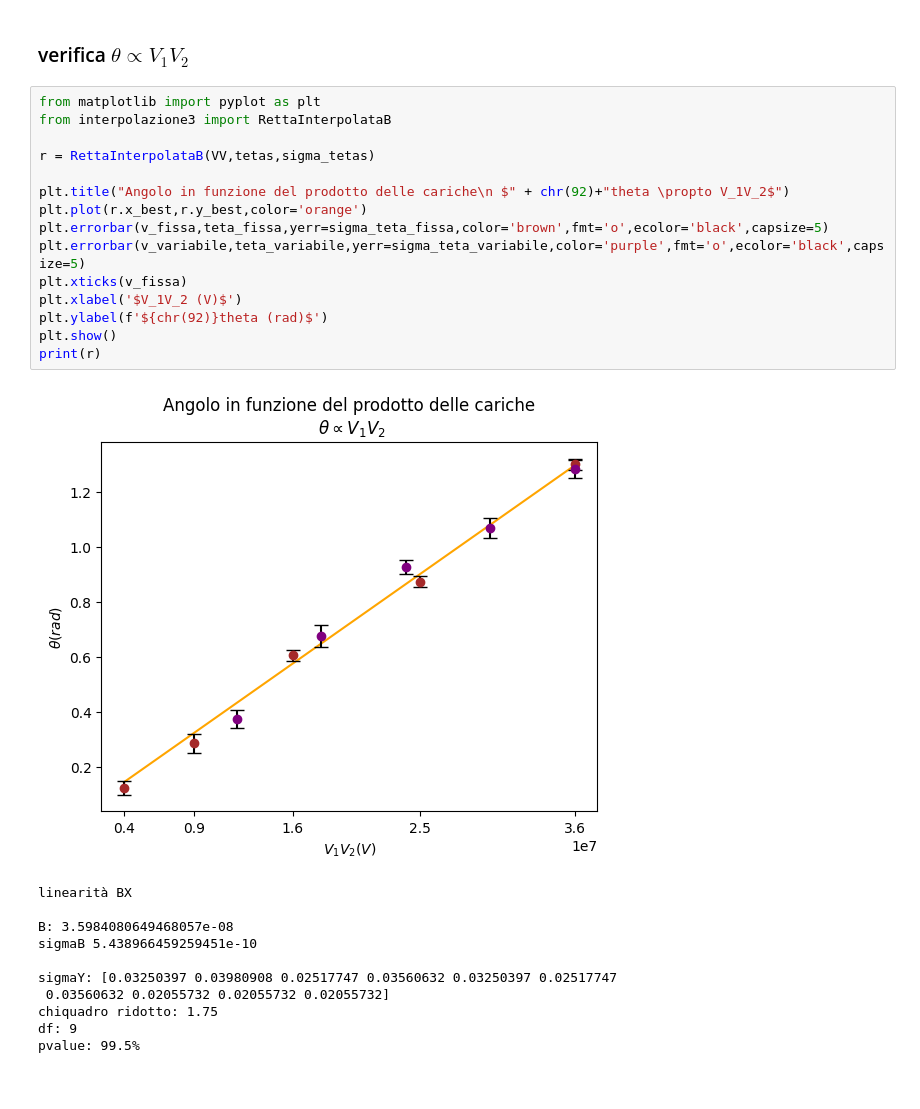
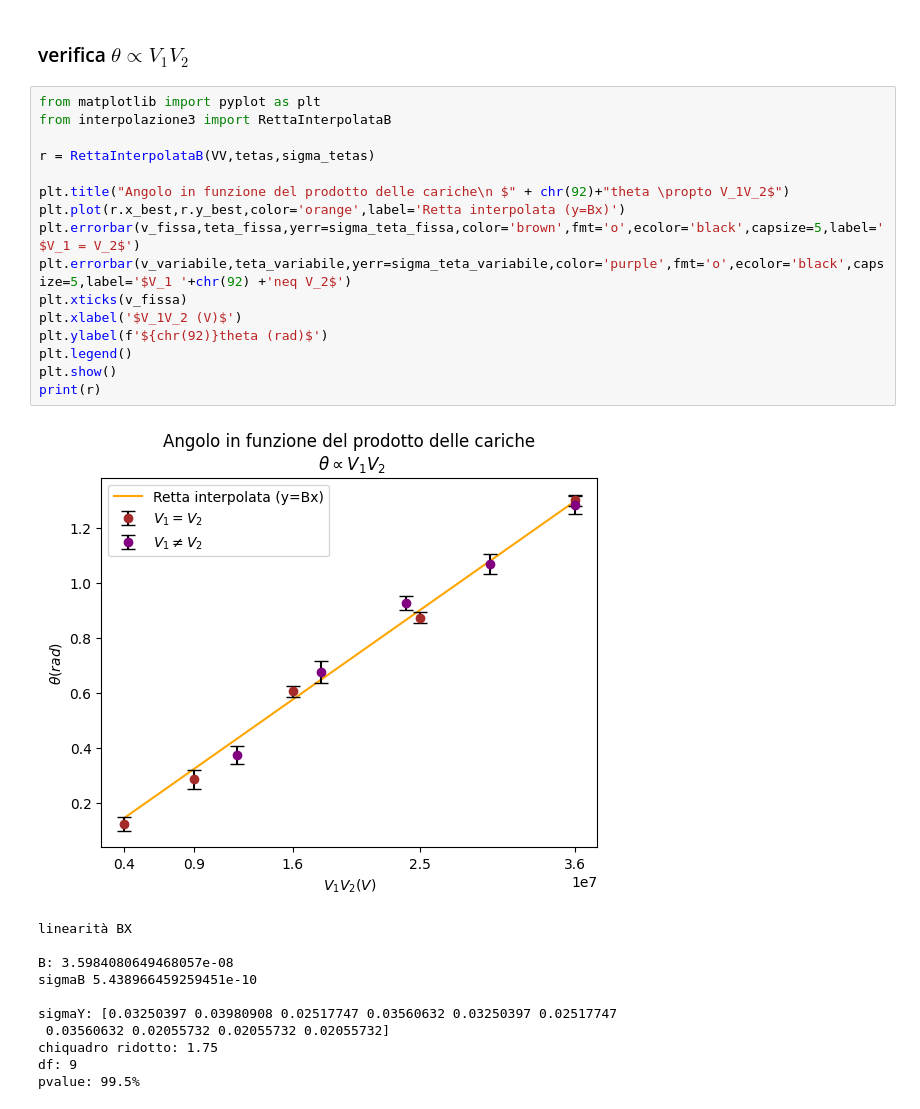
Before and after one commit to CarminatiGiovanni/LaboratorioFisica1, a Jupyter notebook: 02_BILANCIA DI COULOMB/PYTHON/forza_carica_B.ipynb, the cells around one changed output. Cells and saved outputs as stored; diff of their text form.

```diff
--- a/02_BILANCIA DI COULOMB/PYTHON/forza_carica_B.ipynb
+++ b/02_BILANCIA DI COULOMB/PYTHON/forza_carica_B.ipynb
@@ -72,20 +72,21 @@ sigma_teta_variabile = sigma_teta_variabile * np.pi / 180
 # %%
 from matplotlib import pyplot as plt
 from interpolazione3 import RettaInterpolataB
 
 r = RettaInterpolataB(VV,tetas,sigma_tetas)
 
 plt.title("Angolo in funzione del prodotto delle cariche\n $" + chr(92)+"theta \propto V_1V_2$")
-plt.plot(r.x_best,r.y_best,color='orange')
-plt.errorbar(v_fissa,teta_fissa,yerr=sigma_teta_fissa,color='brown',fmt='o',ecolor='black',capsize=5)
-plt.errorbar(v_variabile,teta_variabile,yerr=sigma_teta_variabile,color='purple',fmt='o',ecolor='black',capsize=5)
+plt.plot(r.x_best,r.y_best,color='orange',label='Retta interpolata (y=Bx)')
+plt.errorbar(v_fissa,teta_fissa,yerr=sigma_teta_fissa,color='brown',fmt='o',ecolor='black',capsize=5,label='$V_1 = V_2$')
+plt.errorbar(v_variabile,teta_variabile,yerr=sigma_teta_variabile,color='purple',fmt='o',ecolor='black',capsize=5,label='$V_1 '+chr(92) +'neq V_2$')
 plt.xticks(v_fissa)
 plt.xlabel('$V_1V_2 (V)$')
 plt.ylabel(f'${chr(92)}theta (rad)$')
+plt.legend()
 plt.show()
 print(r)
 # %% [output]
-[figure, old version]
+[figure, new version]
 linearità BX
 
 B: 3.5984080649468057e-08
```
Also changed, not shown: 5 other files.
